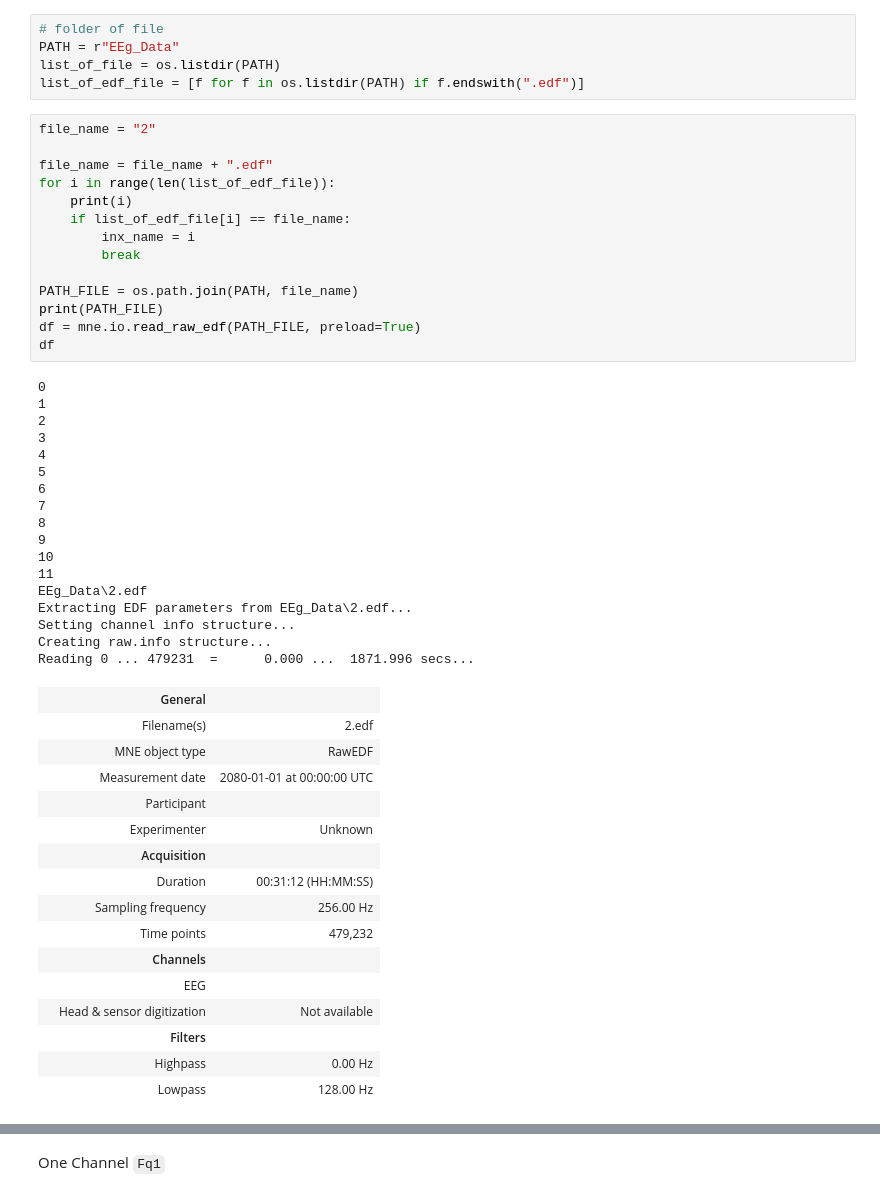
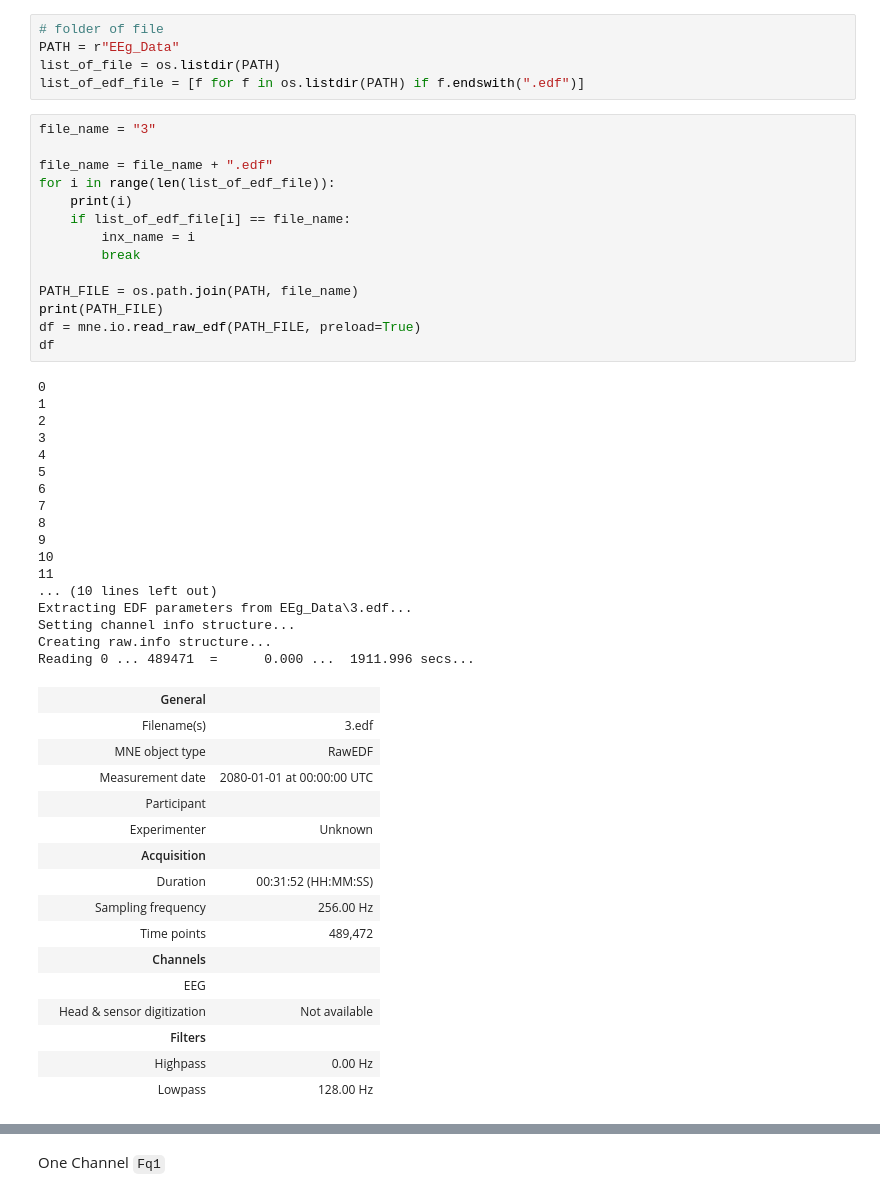
Before and after one commit to Mohsenmohebbi1993/EEG-Signals-From-Normal-and-MCI, a Jupyter notebook: Signal _EEG_data.ipynb, the cells around one changed output, grey strips where cells are left out. Drawn from its saved outputs; the diff is of its cells as text.

```diff
--- a/Signal _EEG_data.ipynb
+++ b/Signal _EEG_data.ipynb
@@ -70,47 +70,47 @@ PATH = r"EEg_Data"
 list_of_file = os.listdir(PATH)
 list_of_edf_file = [f for f in os.listdir(PATH) if f.endswith(".edf")]
 # %%
-file_name = "2"
+file_name = "3"
 
 file_name = file_name + ".edf"
 for i in range(len(list_of_edf_file)):
     print(i)
     if list_of_edf_file[i] == file_name:
         inx_name = i
         break
 
 PATH_FILE = os.path.join(PATH, file_name)
 print(PATH_FILE)
 df = mne.io.read_raw_edf(PATH_FILE, preload=True)
 df
 # %% [output]
 0
 1
 2
 3
 4
 5
 6
 7
 8
 9
 10
 11
-EEg_Data\2.edf
-Extracting EDF parameters from EEg_Data\2.edf...
+... (10 lines left out)
+Extracting EDF parameters from EEg_Data\3.edf...
 Setting channel info structure...
 Creating raw.info structure...
-Reading 0 ... 479231  =      0.000 ...  1871.996 secs...
+Reading 0 ... 489471  =      0.000 ...  1911.996 secs...
 |  | General |  |
-|  | Filename(s) | 2.edf |
+|  | Filename(s) | 3.edf |
 |  | MNE object type | RawEDF |
 |  | Measurement date | 2080-01-01 at 00:00:00 UTC |
 |  | Participant |  |
 |  | Experimenter | Unknown |
 |  | Acquisition |  |
-|  | Duration | 00:31:12 (HH:MM:SS) |
+|  | Duration | 00:31:52 (HH:MM:SS) |
 |  | Sampling frequency | 256.00 Hz |
-|  | Time points | 479,232 |
+|  | Time points | 489,472 |
 |  | Channels |  |
 |  | EEG |  |
 |  | Head & sensor digitization | Not available |
```
Also changed, not shown: parts of 8 cells of this notebook.
